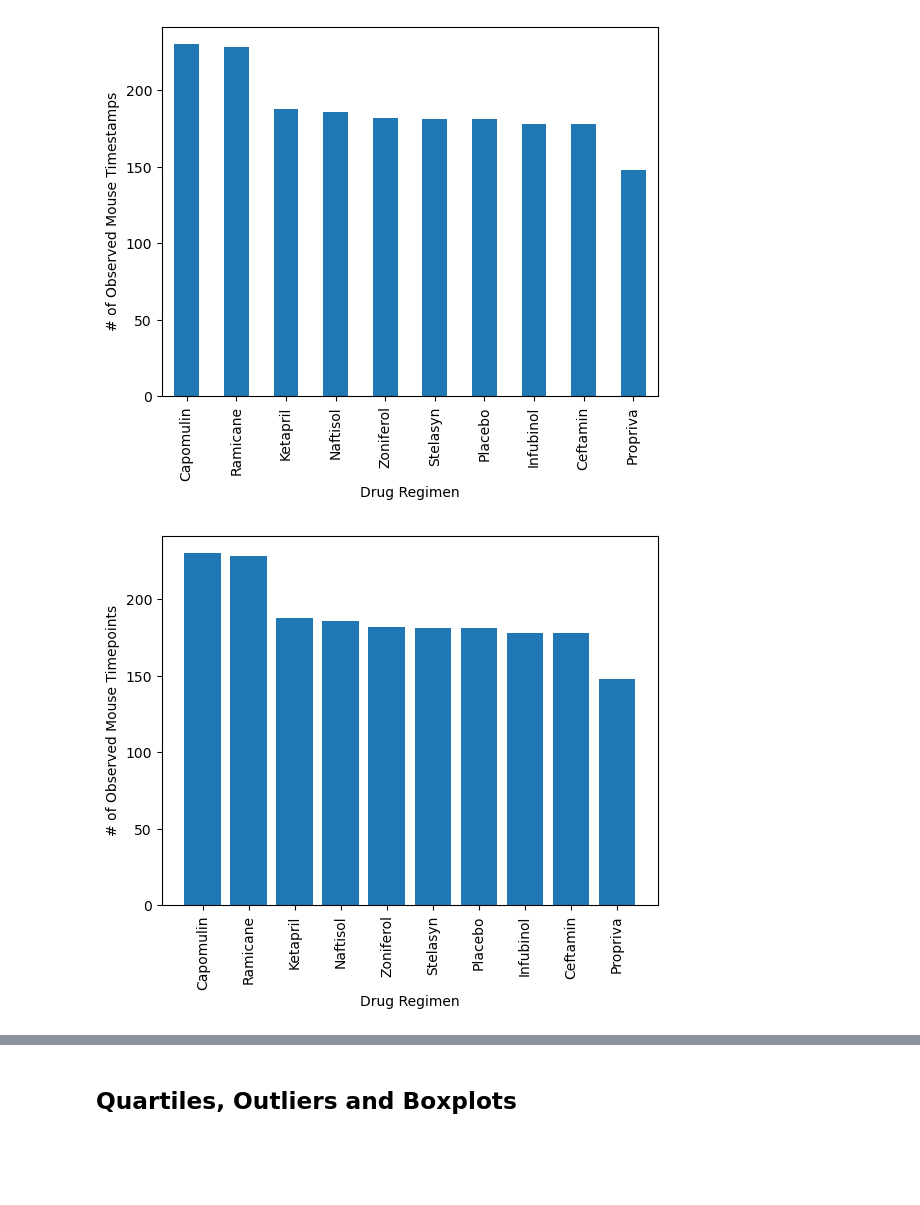
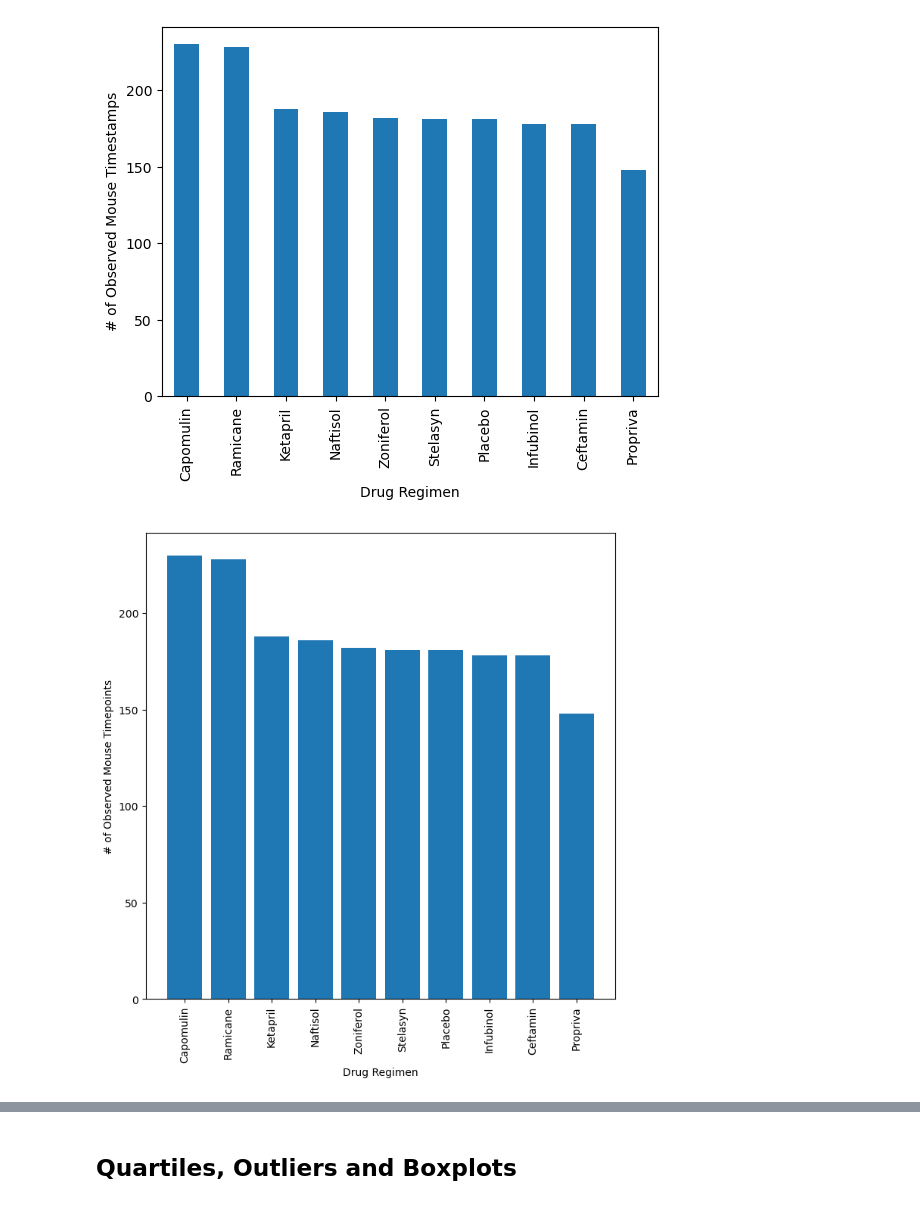
Before and after one commit to thomasvance/Pymaceuticals-Challenge, a Jupyter notebook: pymaceuticals_final.ipynb, the cells around one changed output, grey strips where cells are left out. Drawn from its saved outputs; the diff is of its cells as text; code cells hidden in the pictures; blank space fills up the shorter version.

```diff
--- a/pymaceuticals_final.ipynb
+++ b/pymaceuticals_final.ipynb
@@ -155,16 +155,19 @@ plt.show()
 # %%
 # Generate a bar plot showing the total number of rows (Mouse ID/Timepoints) for each drug regimen using pyplot.
 x_axis = mice_count.index.values
 y_axis = mice_count.values
+plt.figure(figsize=(8,8))
 plt.bar(x_axis, y_axis, color='tab:blue', alpha=1, align='center')
 
 plt.xlabel("Drug Regimen")
 plt.ylabel("# of Observed Mouse Timepoints")
 plt.xticks(rotation="vertical")
 plt.savefig("Images/PyBar.png")
+
+
 plt.show()
 # %% [output]
-[figure, old version]
+[figure, new version]
 # %%
 # Generate a pie chart, using Pandas, showing the distribution of unique female versus male mice used in the study
 # Get the unique mice with their gender
```
Also changed, not shown: parts of 2 cells of this notebook, 5 other files.
